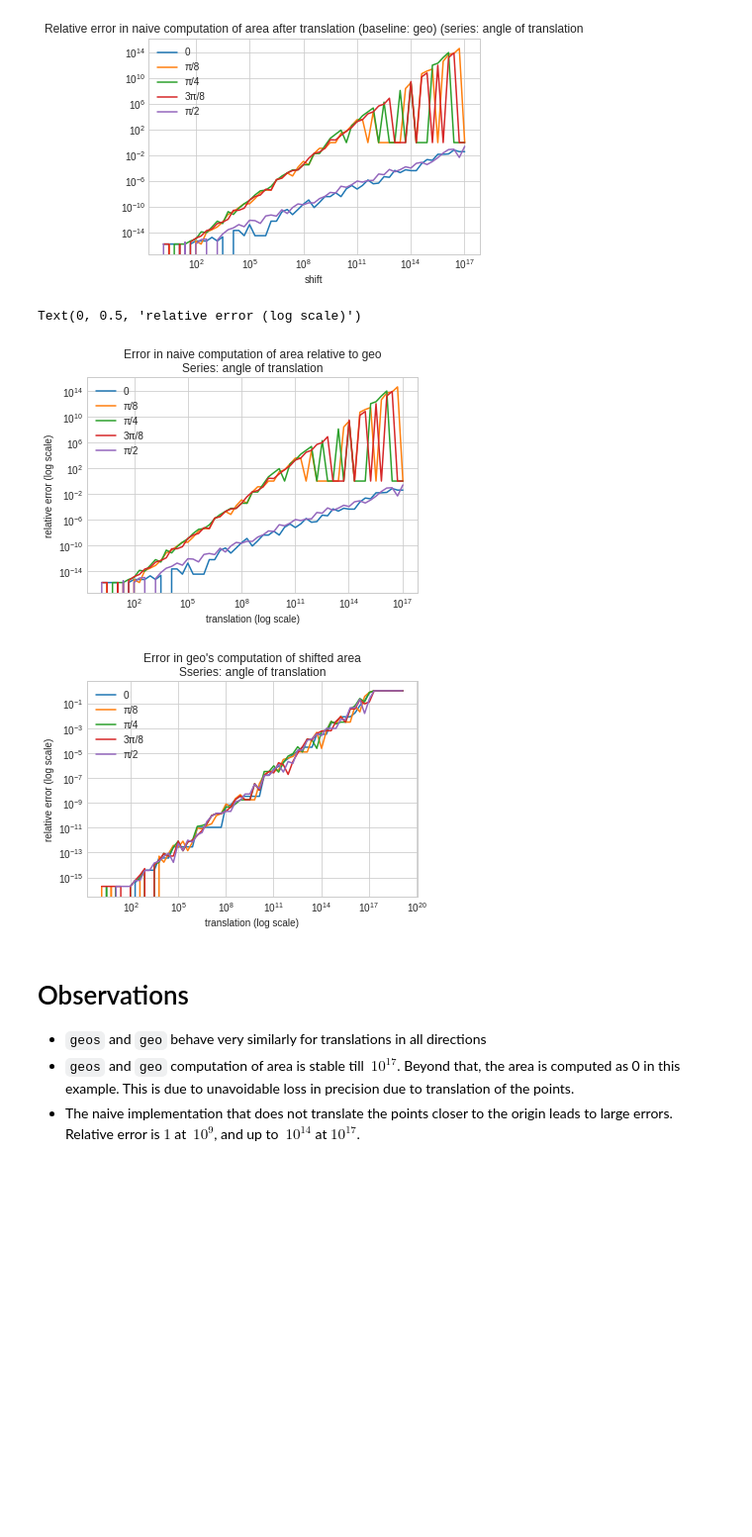
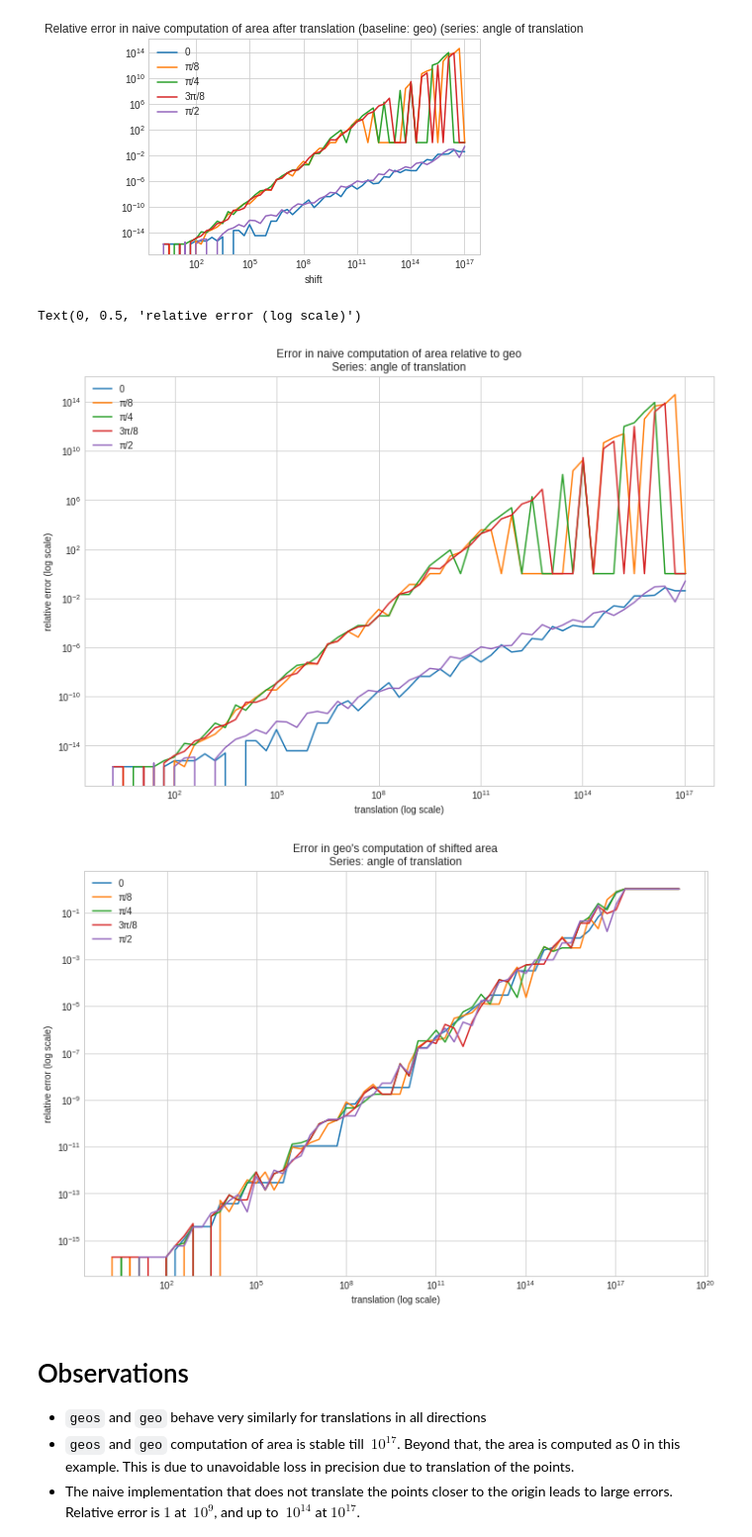
Before and after one commit to callpraths/explore-georust, a Jupyter notebook: analysis/area_numerical_stability/main.ipynb, the cells around one changed output. Shown at 99% size. Saved outputs shown, nothing was run; the diff lists cells and outputs as text; code cells hidden in the pictures; blank space fills up the shorter version.

Commit message:
Bigger image

```diff
--- a/analysis/area_numerical_stability/main.ipynb
+++ b/analysis/area_numerical_stability/main.ipynb
@@ -84,21 +84,21 @@ ax = series.plot(y='naive_geo_relative_error.shifted', kind='line', logx=True, l
 [figure]
 # %%
 # The most important plots, with better legend etc.
-ax = series.plot(y='naive_geo_relative_error.shifted', kind='line', logx=True, logy=True,
+ax = series.plot(y='naive_geo_relative_error.shifted', kind='line', logx=True, logy=True, figsize=(12, 8),
             title='Error in naive computation of area relative to geo\nSeries: angle of translation')
 ax.legend(['0', 'π/8', 'π/4', '3π/8', 'π/2'])
 ax.set_xlabel('translation (log scale)')
 ax.set_ylabel('relative error (log scale)')
 
-ax = series.plot(y='geo_shift_relative_error', kind='line', logx=True, logy=True,
-            title='Error in geo\'s computation of shifted area\nSseries: angle of translation')
+ax = series.plot(y='geo_shift_relative_error', kind='line', logx=True, logy=True, figsize=(12, 8),
+            title='Error in geo\'s computation of shifted area\nSeries: angle of translation')
 ax.legend(['0', 'π/8', 'π/4', '3π/8', 'π/2'])
 ax.set_xlabel('translation (log scale)')
 ax.set_ylabel('relative error (log scale)')
 # %% [output]
 Text(0, 0.5, 'relative error (log scale)')
-[figure, old version]
+[figure, new version]
-[figure, old version]
+[figure, new version]
 # %% [markdown]
 # Observations
 
```
Also changed, not shown: 2 other files.
